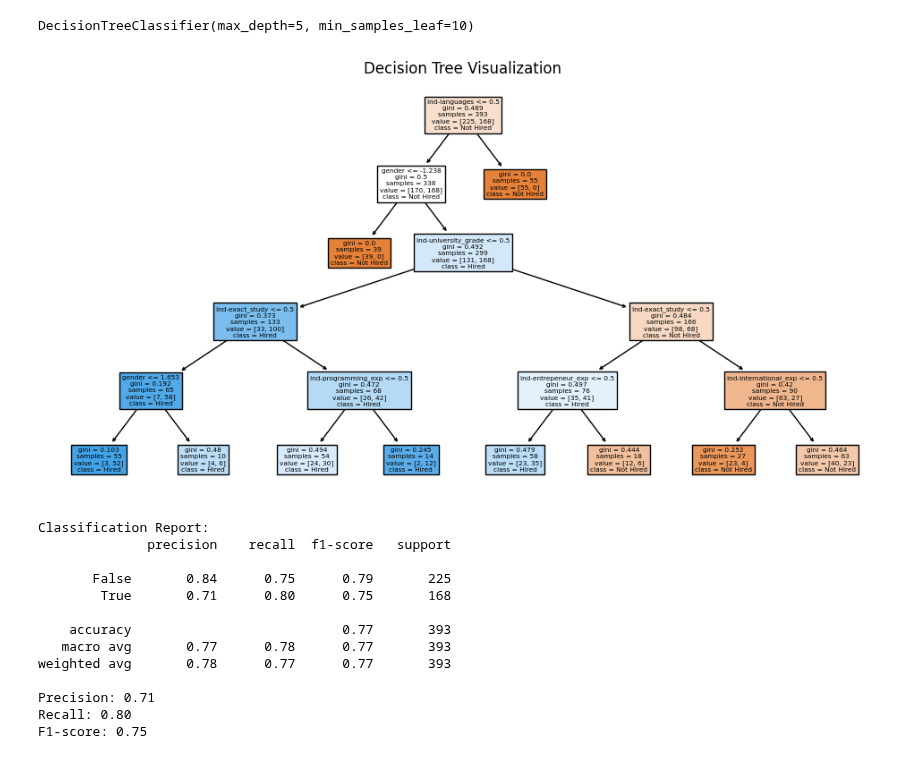
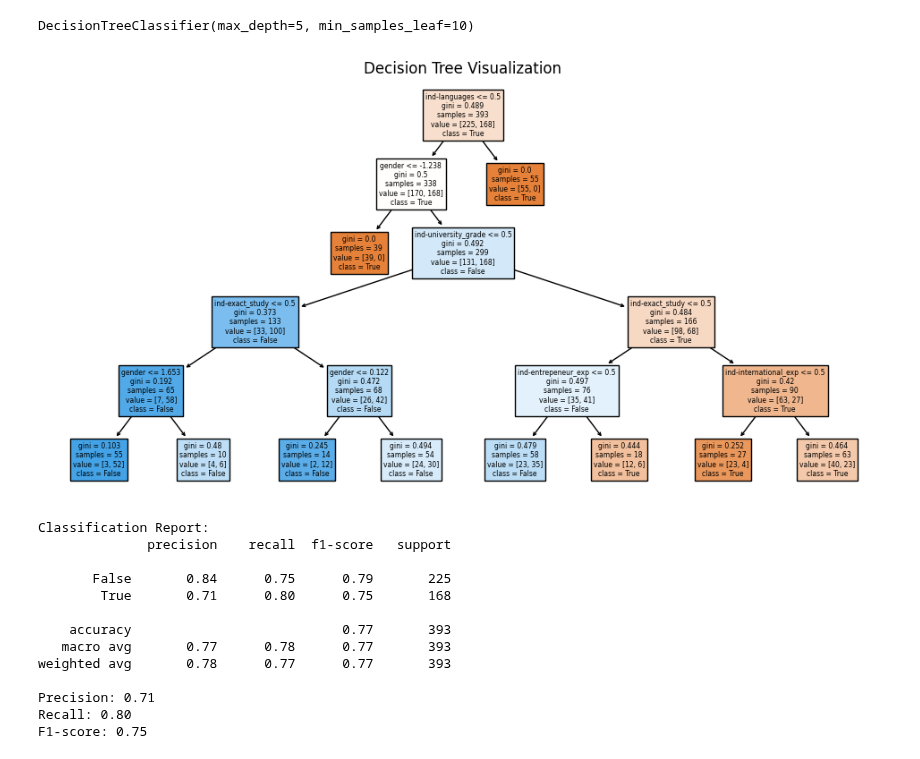
Before and after one commit to mjzdych/itds_project, a Jupyter notebook: itds_assignment4.ipynb, the cells around one changed output. Drawn from its saved outputs; the diff is of its cells as text; code cells hidden in the pictures.

```diff
--- a/itds_assignment4.ipynb
+++ b/itds_assignment4.ipynb
@@ -497,11 +497,11 @@ print(dt_best_classifier)
 DecisionTreeClassifier(max_depth=5, min_samples_leaf=10)
 # %%
 plt.figure(figsize=(12, 6))
-plot_tree(dt_best_classifier, filled=True, feature_names=X_train.columns, class_names=['Not Hired', 'Hired'])
+plot_tree(dt_best_classifier, filled=True, feature_names=X_train.columns, class_names=['True', 'False'])
 plt.title("Decision Tree Visualization")
 plt.show()
 # %% [output]
-[figure, old version]
+[figure, new version]
 # %%
 # Make predictions on the training set
 y_pred = dt_grid_search.predict(X_train)
```
Also changed, not shown: parts of 6 cells of this notebook.
